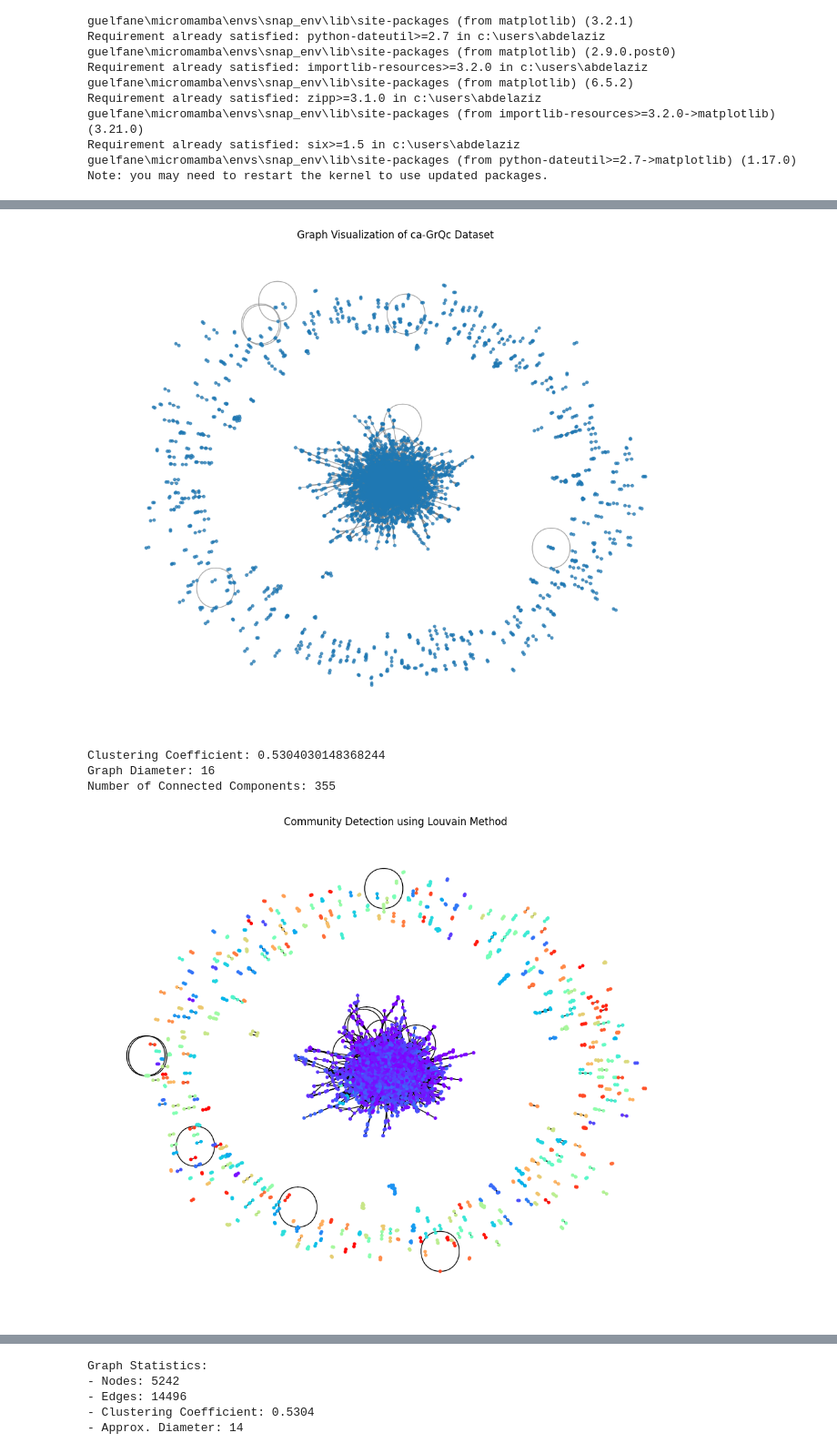
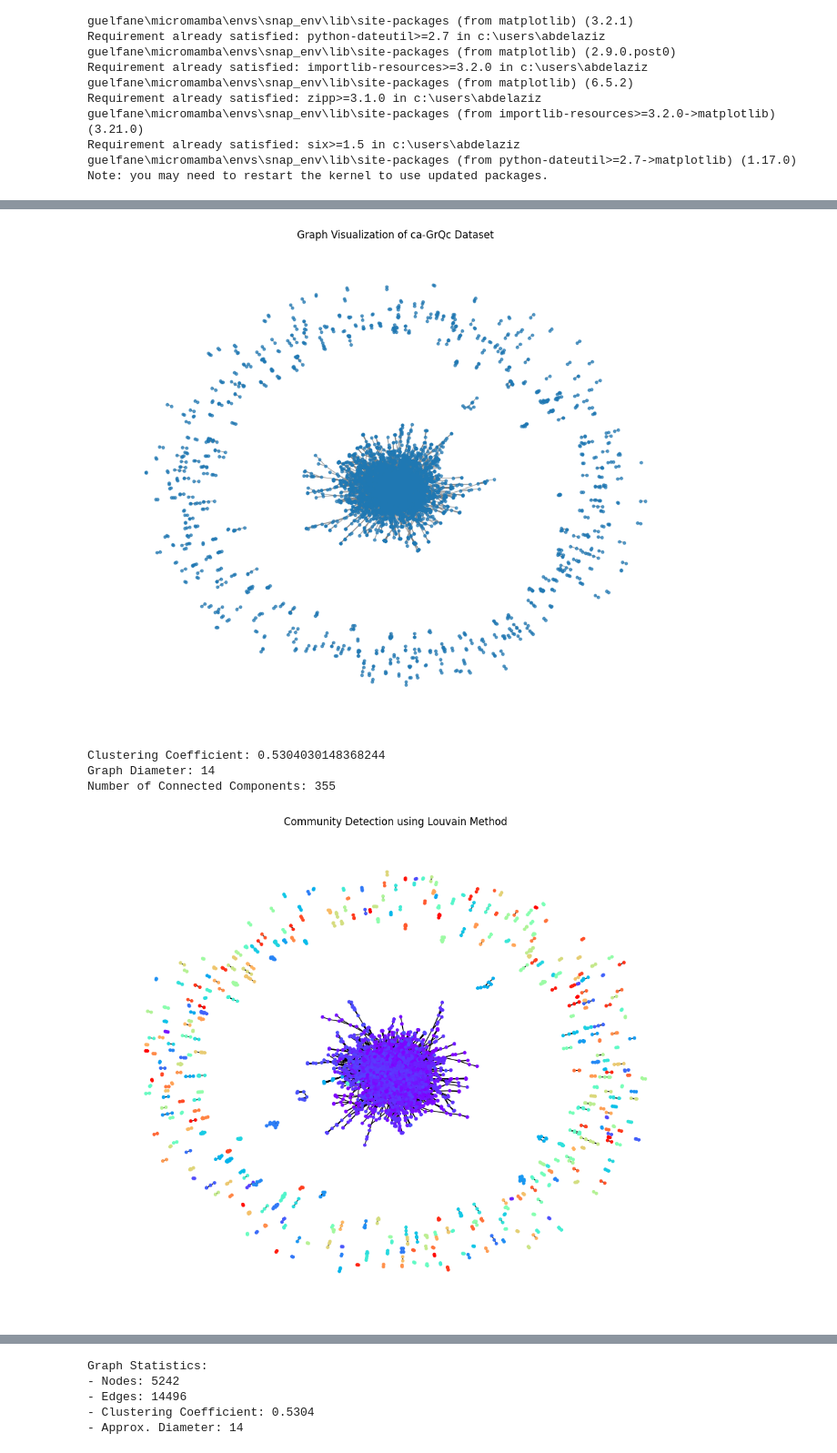
Before and after one commit to Abdelaziz03/Large-Scale-Graph-Mining_project, a Jupyter notebook: thing_1.ipynb, the cells around one changed output, grey strips where cells are left out. Shown: that part at 91% size. Saved outputs shown, nothing was run; the diff lists cells and outputs as text; code cells hidden in the pictures.

```diff
--- a/thing_1.ipynb
+++ b/thing_1.ipynb
@@ -89,10 +84,11 @@ for item in DegToCntV:
 
 # Convert to NetworkX graph
 nx_graph = snap_to_nx(snap_graph)
+no_loop = [(u, v) for u, v in nx_graph.edges() if u != v]
 
 # Visualize the graph
 plt.figure(figsize=(10, 8))
-nx.draw(nx_graph, node_size=10, edge_color="gray", alpha=0.7, with_labels=False)
+nx.draw(nx_graph, edgelist = no_loop,  node_size=10, edge_color="gray", alpha=0.7, with_labels=False)
 plt.title("Graph Visualization of ca-GrQc Dataset")
 plt.show()
 
@@ -114,33 +110,34 @@ partition = community_louvain.best_partition(nx_graph)
 plt.figure(figsize=(10, 8))
 nx.draw(
     nx_graph,
+    edgelist = no_loop,
     node_color=list(partition.values()),
     node_size=10,
     cmap=plt.cm.rainbow,
     with_labels=False,
 )
 plt.title("Community Detection using Louvain Method")
 plt.show()
 # %% [output]
 Number of Nodes: 5242
 Number of Edges: 14496
 Degree: 1, Count: 1197
 Degree: 2, Count: 1114
 Degree: 3, Count: 776
 Degree: 4, Count: 498
 Degree: 5, Count: 296
 Degree: 6, Count: 225
 Degree: 7, Count: 159
 Degree: 8, Count: 141
 Degree: 9, Count: 99
 Degree: 10, Count: 92
 ... (51 lines left out)
 Degree: 68, Count: 2
 Degree: 77, Count: 2
 Degree: 79, Count: 1
 Degree: 81, Count: 1
-[figure, old version]
+[figure, new version]
 Clustering Coefficient: 0.5304030148368244
-Graph Diameter: 16
+Graph Diameter: 14
 Number of Connected Components: 355
-[figure, old version]
+[figure, new version]
```
Also changed, not shown: parts of 17 cells of this notebook.
